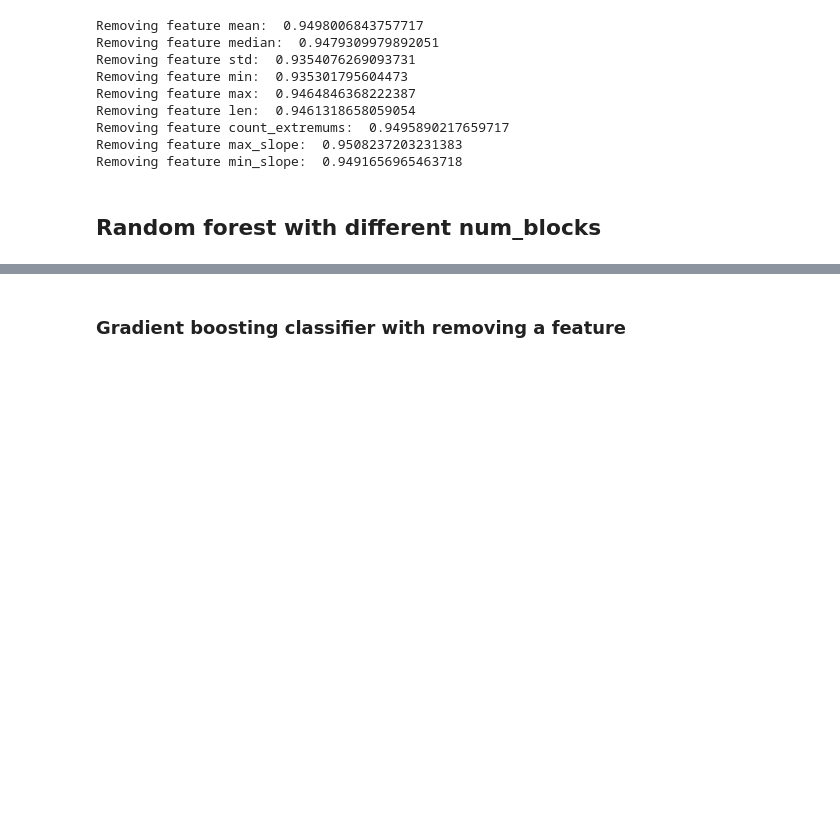
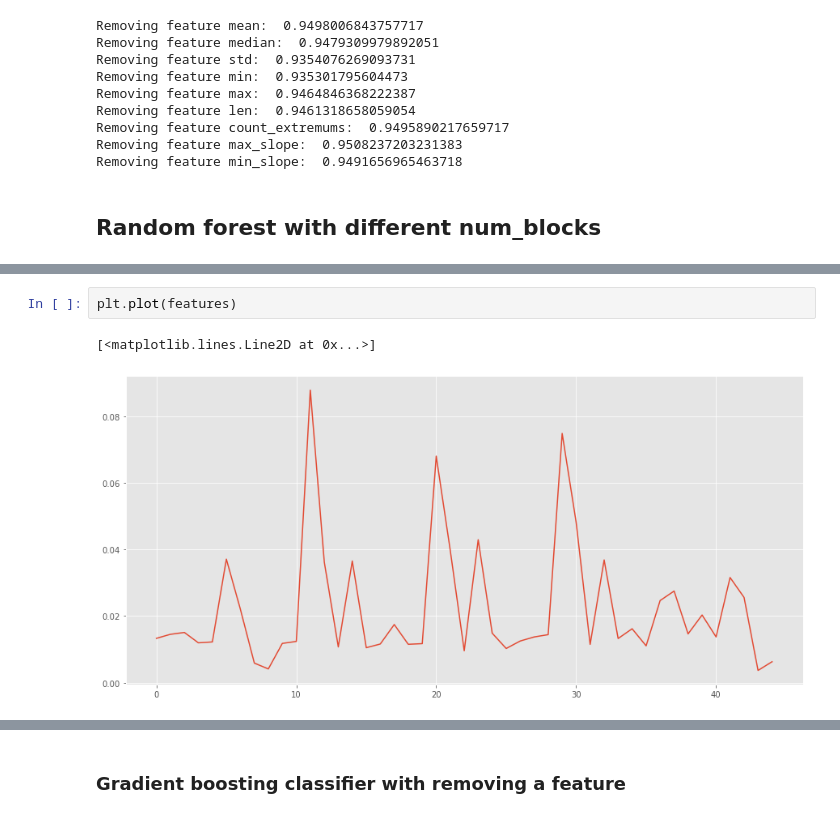
Before and after one commit to HaroldBenoit/ml4science-polymers, a Jupyter notebook: harold/harold_ML.ipynb, the cells around one changed output, grey strips where cells are left out. Cells and saved outputs as stored; diff of their text form; blank space fills up the shorter version.

```diff
--- a/harold/harold_ML.ipynb
+++ b/harold/harold_ML.ipynb
@@ -140,0 +208,5 @@ num_blocks=10 :  0.9506120577133382
+# %%
+plt.plot(features)
+# %% [output]
+[<matplotlib.lines.Line2D at 0x...>]
+[figure, added]
```
Also changed, not shown: parts of 15 cells of this notebook, 5 other files.
